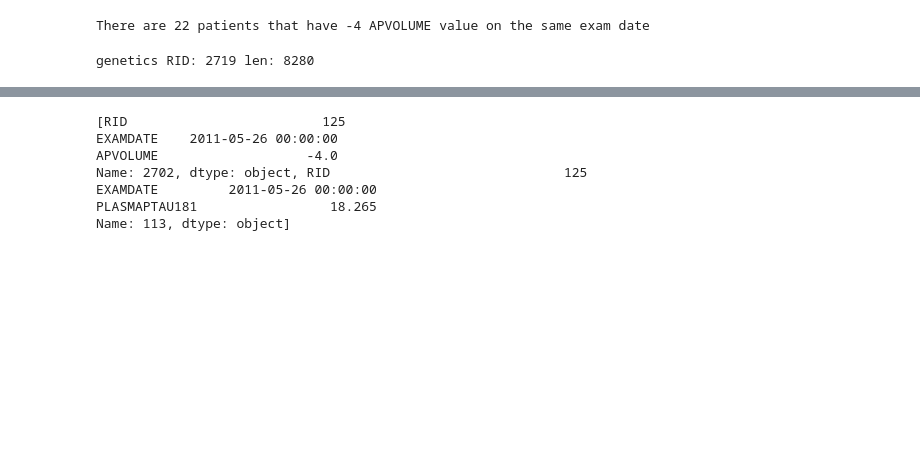
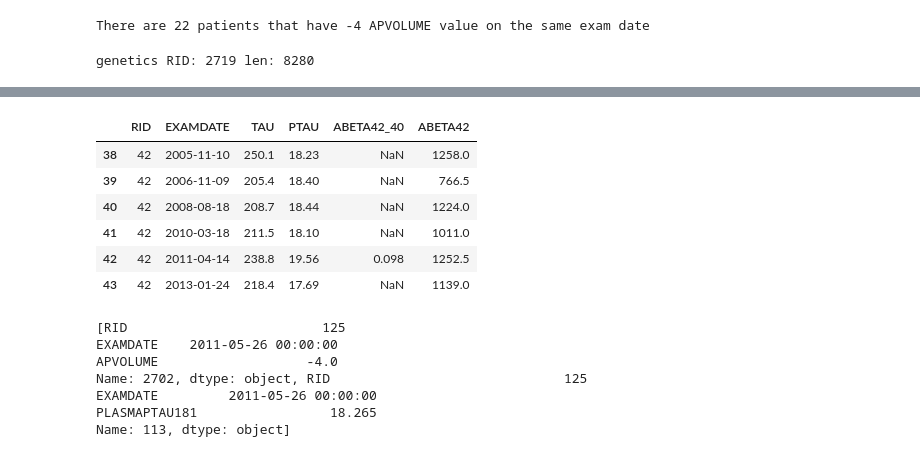
Before and after one commit to Shannon-Barretto/dissertation, a Jupyter notebook: code/dataprocessing.ipynb, the cells around one changed output, grey strips where cells are left out. Drawn from its saved outputs; the diff is of its cells as text; code cells hidden in the pictures; blank space fills up the shorter version.

```diff
--- a/code/dataprocessing.ipynb
+++ b/code/dataprocessing.ipynb
@@ -166,0 +250,10 @@ genetics RID: 2719 len: 8280
+# %%
+merged_upen_fuji[merged_upen_fuji["RID"] == 42]
+# %% [output]
+|  | RID | EXAMDATE | TAU | PTAU | ABETA42_40 | ABETA42 |
+| 38 | 42 | 2005-11-10 | 250.1 | 18.23 | NaN | 1258.0 |
+| 39 | 42 | 2006-11-09 | 205.4 | 18.40 | NaN | 766.5 |
+| 40 | 42 | 2008-08-18 | 208.7 | 18.44 | NaN | 1224.0 |
+| 41 | 42 | 2010-03-18 | 211.5 | 18.10 | NaN | 1011.0 |
+| 42 | 42 | 2011-04-14 | 238.8 | 19.56 | 0.098 | 1252.5 |
+| 43 | 42 | 2013-01-24 | 218.4 | 17.69 | NaN | 1139.0 |
```
Also changed, not shown: parts of 16 cells of this notebook, 5 other files.
